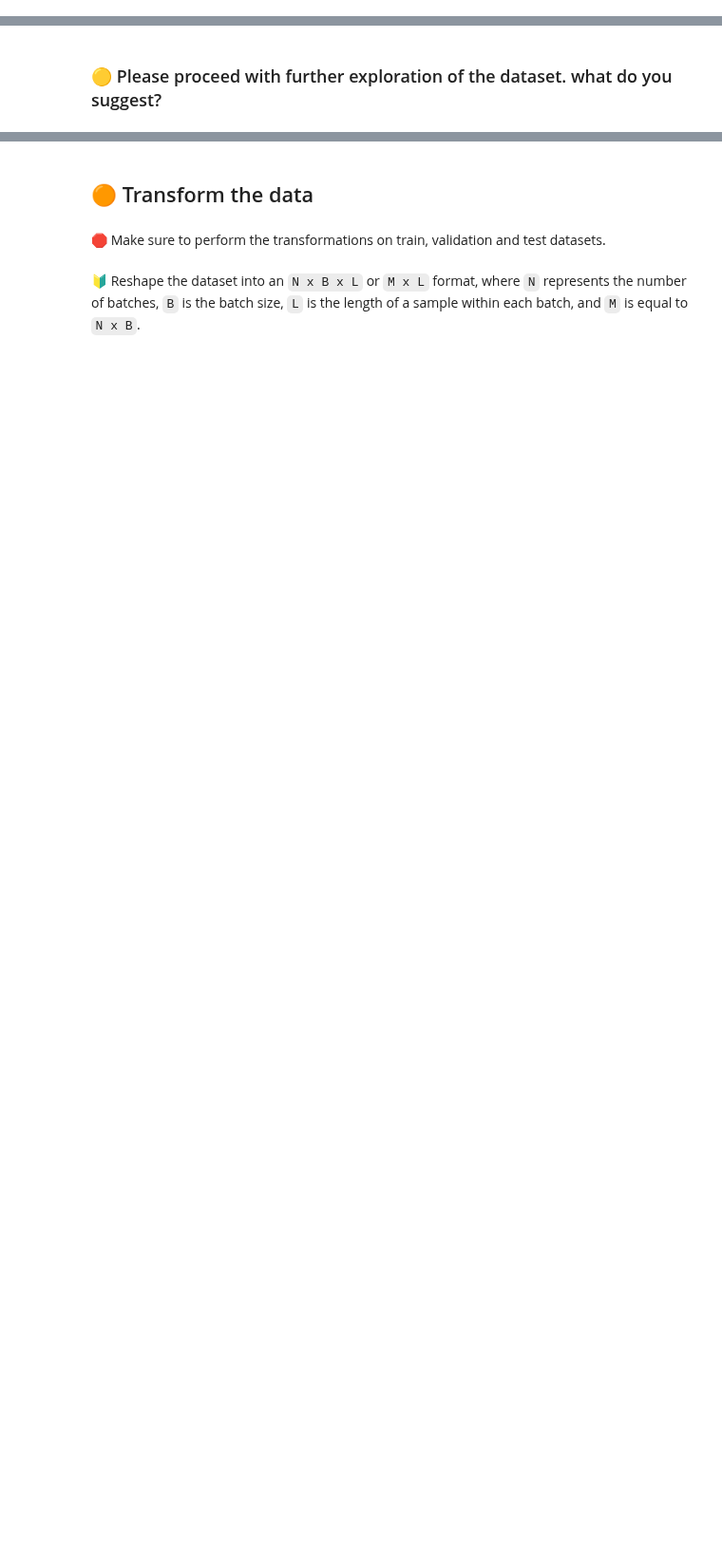
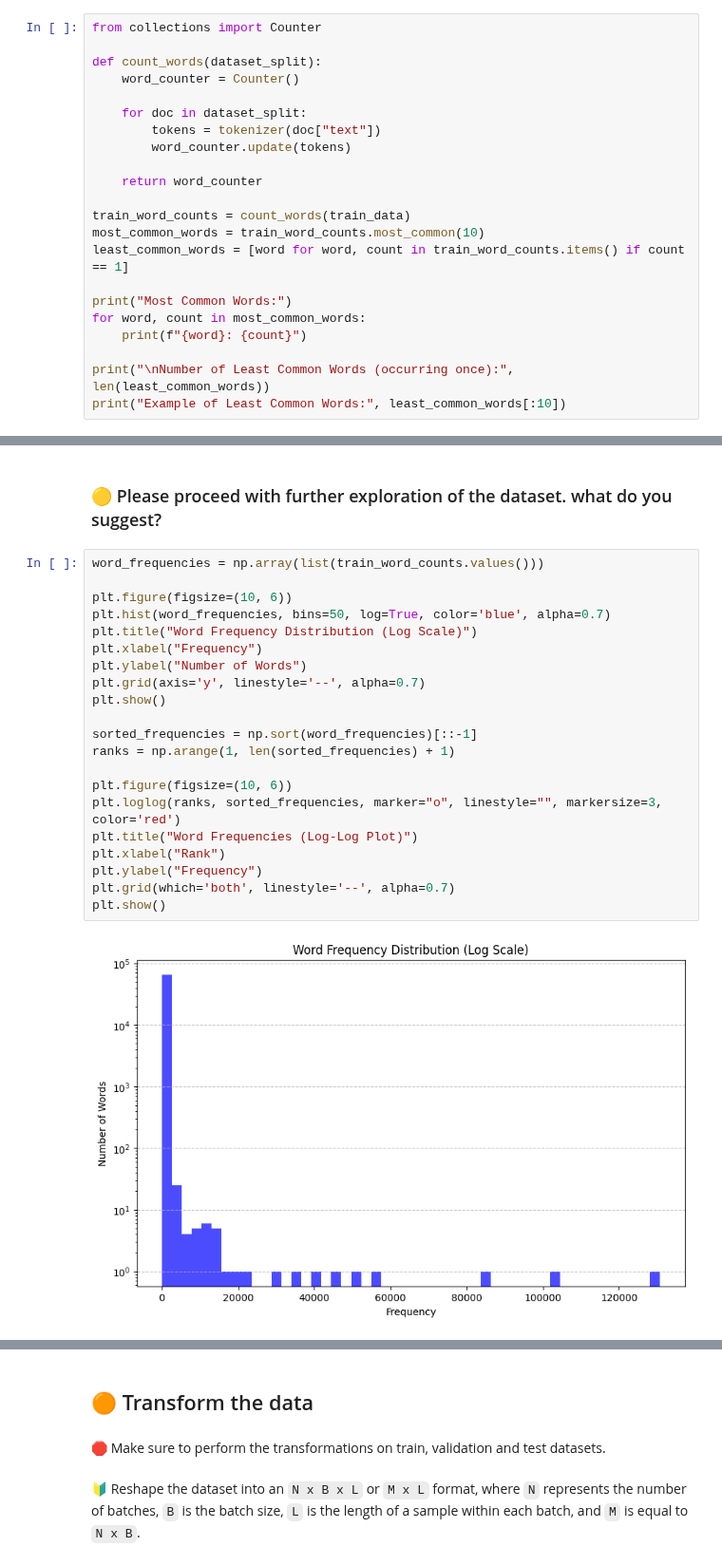
Before and after one commit to ParsaGhezelbash/Deep-Learning-Notebooks, a Jupyter notebook: RNN/DeepLearning_HW4_p2.ipynb, the cells around one changed output, grey strips where cells are left out. Shown at 95% size. Drawn from its saved outputs; the diff is of its cells as text; blank space fills up the shorter version.

```diff
--- a/RNN/DeepLearning_HW4_p2.ipynb
+++ b/RNN/DeepLearning_HW4_p2.ipynb
@@ -85,2 +201,24 @@ def num_trainable_params(model):
 # %% [markdown]
 ### 🟡 Analyze the most common and least common words in the dataset.
+# %%
+from collections import Counter
+
+def count_words(dataset_split):
+    word_counter = Counter()
+
+    for doc in dataset_split:
+        tokens = tokenizer(doc["text"])
+        word_counter.update(tokens)
+
+    return word_counter
+
+train_word_counts = count_words(train_data)
+most_common_words = train_word_counts.most_common(10)
+least_common_words = [word for word, count in train_word_counts.items() if count == 1]
+
+print("Most Common Words:")
+for word, count in most_common_words:
+    print(f"{word}: {count}")
+
+print("\nNumber of Least Common Words (occurring once):", len(least_common_words))
+print("Example of Least Common Words:", least_common_words[:10])
@@ -87,2 +240,25 @@ def num_trainable_params(model):
 # %% [markdown]
 ### 🟡  Please proceed with further exploration of the dataset. what do you suggest?
+# %%
+word_frequencies = np.array(list(train_word_counts.values()))
+
+plt.figure(figsize=(10, 6))
+plt.hist(word_frequencies, bins=50, log=True, color='blue', alpha=0.7)
+plt.title("Word Frequency Distribution (Log Scale)")
+plt.xlabel("Frequency")
+plt.ylabel("Number of Words")
+plt.grid(axis='y', linestyle='--', alpha=0.7)
+plt.show()
+
+sorted_frequencies = np.sort(word_frequencies)[::-1]
+ranks = np.arange(1, len(sorted_frequencies) + 1)
+
+plt.figure(figsize=(10, 6))
+plt.loglog(ranks, sorted_frequencies, marker="o", linestyle="", markersize=3, color='red')
+plt.title("Word Frequencies (Log-Log Plot)")
+plt.xlabel("Rank")
+plt.ylabel("Frequency")
+plt.grid(which='both', linestyle='--', alpha=0.7)
+plt.show()
+# %% [output]
+[figure, added]
```
Also changed, not shown: parts of 27 cells of this notebook.
